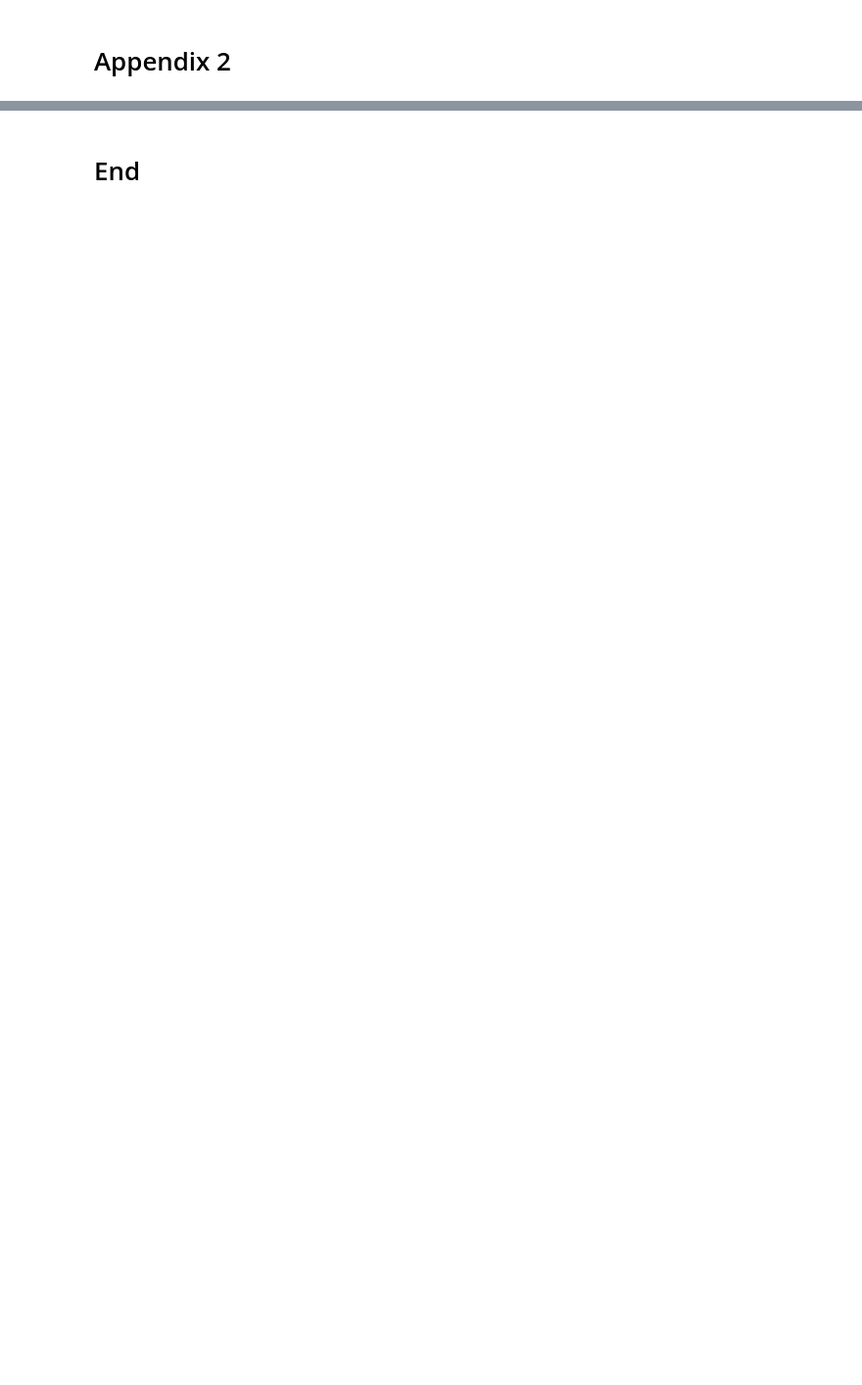
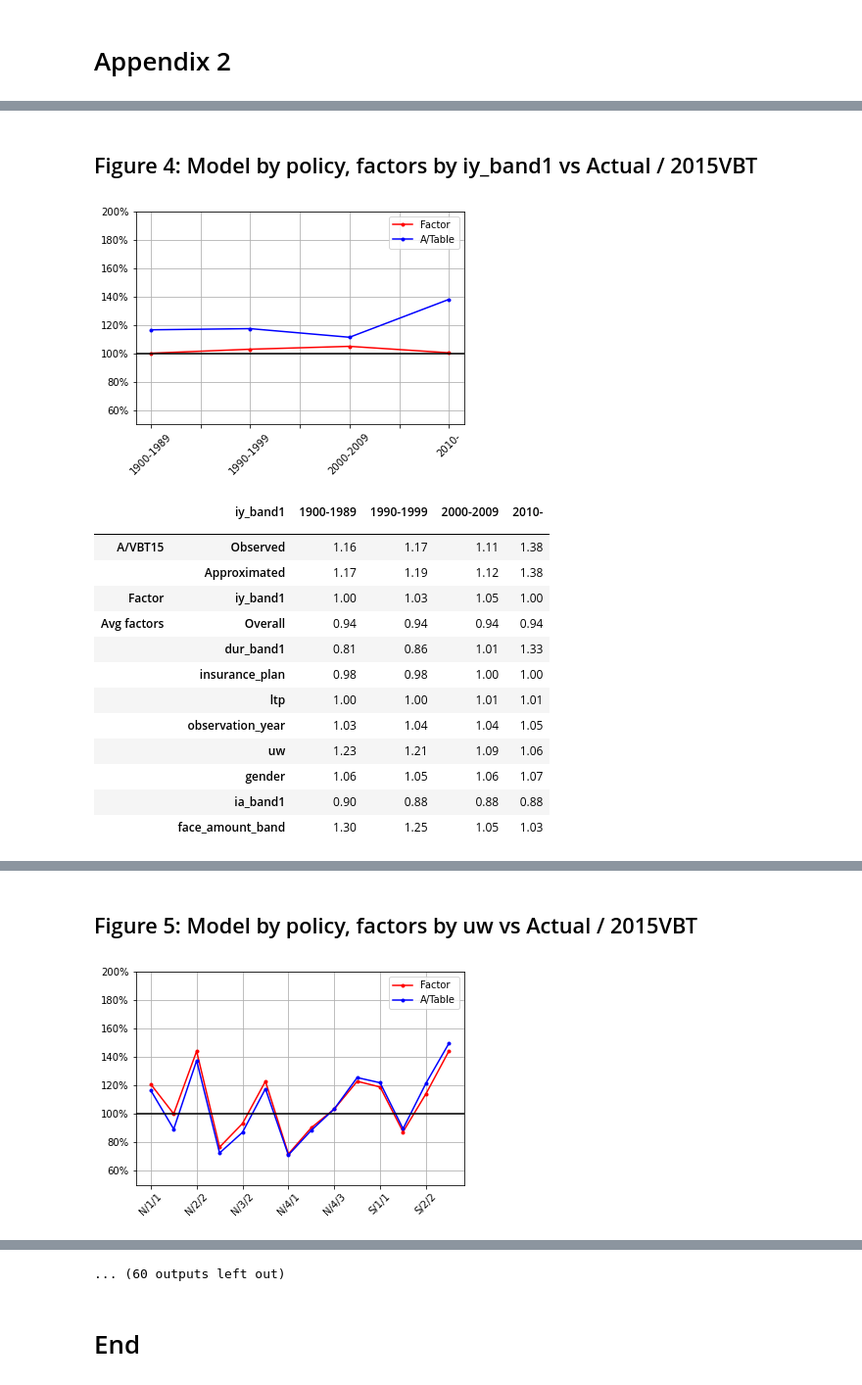
Before and after one commit to SOA-ILEC-Demo/ILECTools, a Jupyter notebook: sample_notebooks/Beyond_Actual_to_Table.ipynb, the cells around one changed output, grey strips where cells are left out. Shown at 98% size. Cells and saved outputs as stored; diff of their text form; code cells hidden in the pictures; blank space fills up the shorter version.

```diff
--- a/sample_notebooks/Beyond_Actual_to_Table.ipynb
+++ b/sample_notebooks/Beyond_Actual_to_Table.ipynb
@@ -224,5 +126,0 @@ m.compare_factors_with_a_to_t().style.format('{:,.1%}')
-# %%
-# model is by policy
-# scale to get amount model?
-m.fit.model.data.frame['policy_model'] = m.fit.predict()
-m.fit.model.data.frame['amount_model'] = m.fit.model.data.frame['policy_model'] / m.fit.model.data.frame['policy_2015vbt'] * m.fit.model.data.frame['amount_2015vbt']
@@ -355,6 +245,0 @@ m.fit.summary2().tables[1]
-# %%
-m = models['amount']
-
-#jnk = {_.index.names[0]:_ for _ in compareFactorsAE(m)}#.style.format('{:,.2%}')
-#jnk['insurance_plan'].style.format('{:,.2%}')
-#m.factorAnalysisExhibit('insurance_plan')
@@ -426,3 +245,0 @@ coefOrig[0].index.to_flat_index
-# %%
-pd.options.display.float_format = '{:,.4e}'.format
-coefOrig[2]
@@ -454,0 +246,38 @@ poisson
+# %%
+import itertools
+from IPython.display import Markdown
+combos = list(itertools.product(
+    ['policy', 'amount'],
+    ['iy_band1', 'uw', 'insurance_plan', 'ltp', 'ia_band1', 'dur_band1', 'observation_year', 'gender', 'face_amount_band']
+        ))
+plots = {k:m.plot_comparison() for k, m in models.items()} # the plot_comparison precomputes the plots
+# %%
+for i, (metric, split) in enumerate(combos):
+    # caption
+    display(Markdown(f'## Figure {i+4}: Model by {metric}, factors by {split} vs Actual / 2015VBT'))
+    m = models[metric]
+
+    # graph
+    display(plots[metric][split])
+
+    # table of numbers
+    display(m.factor_analysis_exhibit(split))
+
+    display(HTML('<p/>')) # for some space
+# %% [output]
+## Figure 4: Model by policy, factors by iy_band1 vs Actual / 2015VBT
+[figure, added]
+|  | iy_band1 | 1900-1989 | 1990-1999 | 2000-2009 | 2010- |
+|  |  |  |  |  |  |
+| A/VBT15 | Observed | 1.16 | 1.17 | 1.11 | 1.38 |
+|  | Approximated | 1.17 | 1.19 | 1.12 | 1.38 |
+| Factor | iy_band1 | 1.00 | 1.03 | 1.05 | 1.00 |
+| Avg factors | Overall | 0.94 | 0.94 | 0.94 | 0.94 |
+|  | dur_band1 | 0.81 | 0.86 | 1.01 | 1.33 |
+|  | insurance_plan | 0.98 | 0.98 | 1.00 | 1.00 |
+|  | ltp | 1.00 | 1.00 | 1.01 | 1.01 |
+|  | observation_year | 1.03 | 1.04 | 1.04 | 1.05 |
+|  | uw | 1.23 | 1.21 | 1.09 | 1.06 |
+|  | gender | 1.06 | 1.05 | 1.06 | 1.07 |
+|  | ia_band1 | 0.90 | 0.88 | 0.88 | 0.88 |
+|  | face_amount_band | 1.30 | 1.25 | 1.05 | 1.03 |
@@ -454,0 +285,2 @@ poisson
+## Figure 5: Model by policy, factors by uw vs Actual / 2015VBT
+[figure, added]
@@ -455,2 +319,3 @@ poisson
+... (60 outputs left out)
 # %% [markdown]
 # End
```
Also changed, not shown: parts of 60 cells of this notebook, 1 other file.
